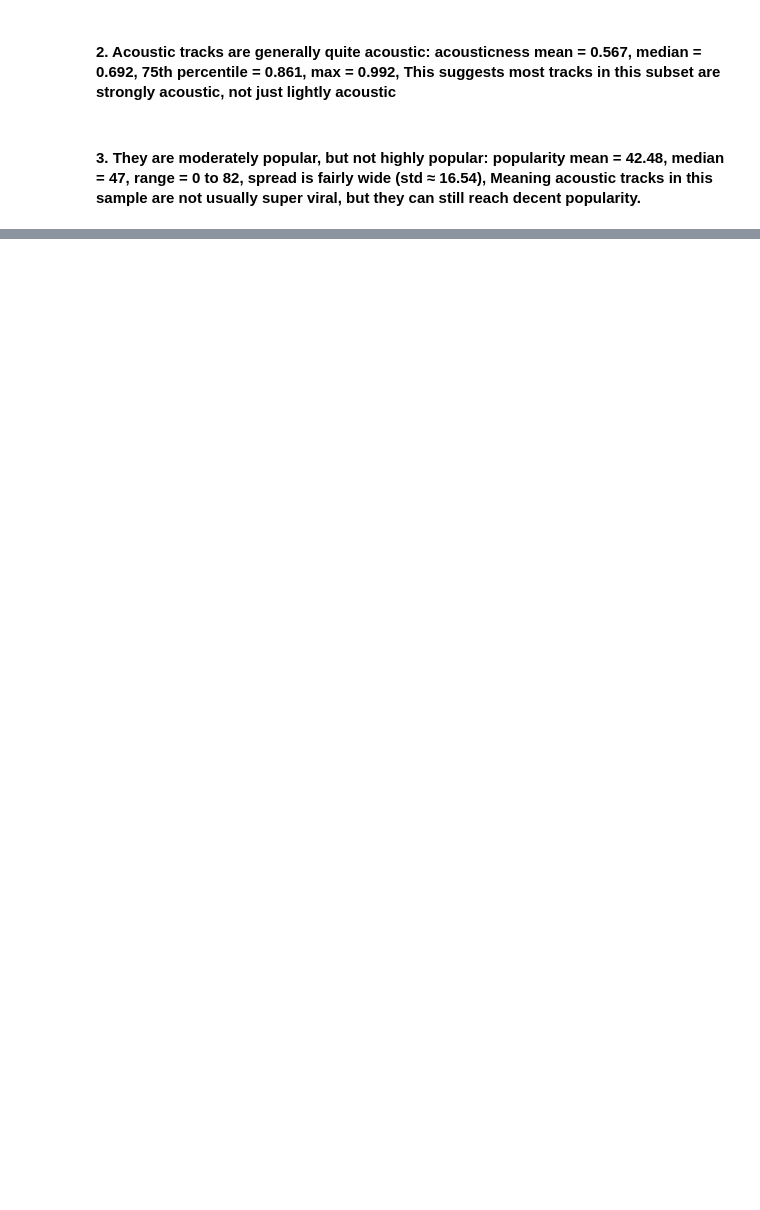
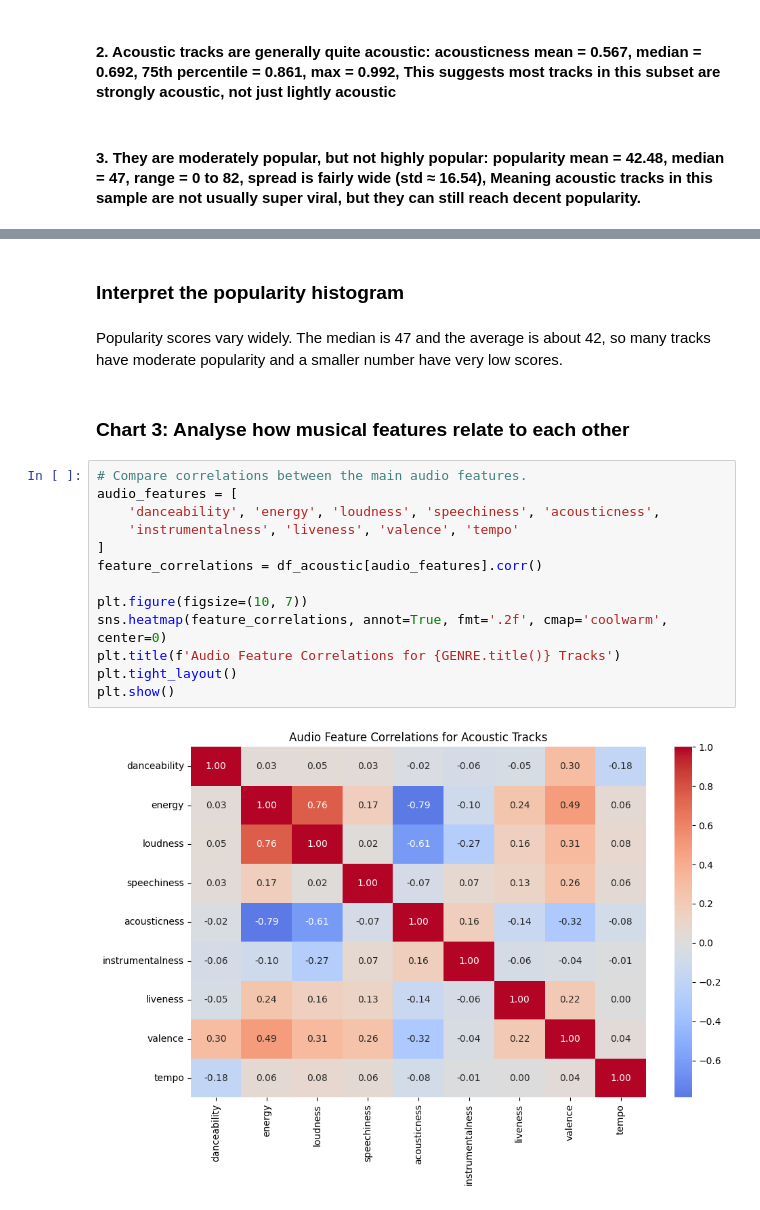
Before and after one commit to Mart07-hub/music-popularity-capstone-Group-6, a Jupyter notebook: music_popularity_build_phase.ipynb, the cells around one changed output, grey strips where cells are left out. Saved outputs shown, nothing was run; the diff lists cells and outputs as text; blank space fills up the shorter version.

```diff
--- a/music_popularity_build_phase.ipynb
+++ b/music_popularity_build_phase.ipynb
@@ -208,0 +386,21 @@ df_acoustic.describe()
+# %% [markdown]
+### Interpret the popularity histogram
+# %% [markdown]
+Popularity scores vary widely. The median is 47 and the average is about 42, so many tracks have moderate popularity and a smaller number have very low scores.
+# %% [markdown]
+### Chart 3: Analyse how musical features relate to each other
+# %%
+# Compare correlations between the main audio features.
+audio_features = [
+    'danceability', 'energy', 'loudness', 'speechiness', 'acousticness',
+    'instrumentalness', 'liveness', 'valence', 'tempo'
+]
+feature_correlations = df_acoustic[audio_features].corr()
+
+plt.figure(figsize=(10, 7))
+sns.heatmap(feature_correlations, annot=True, fmt='.2f', cmap='coolwarm', center=0)
+plt.title(f'Audio Feature Correlations for {GENRE.title()} Tracks')
+plt.tight_layout()
+plt.show()
+# %% [output]
+[figure, added]
```
Also changed, not shown: parts of 76 cells of this notebook, 2 other files.
